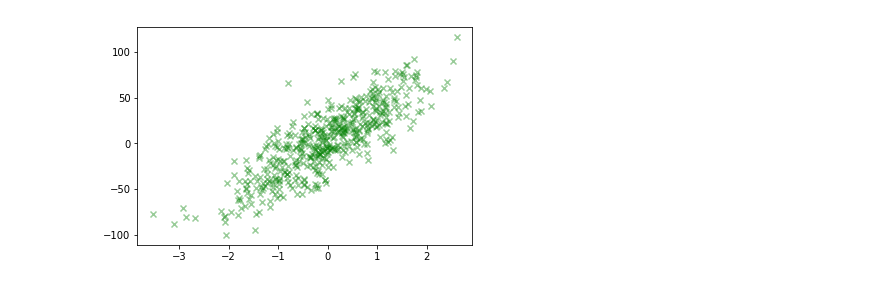
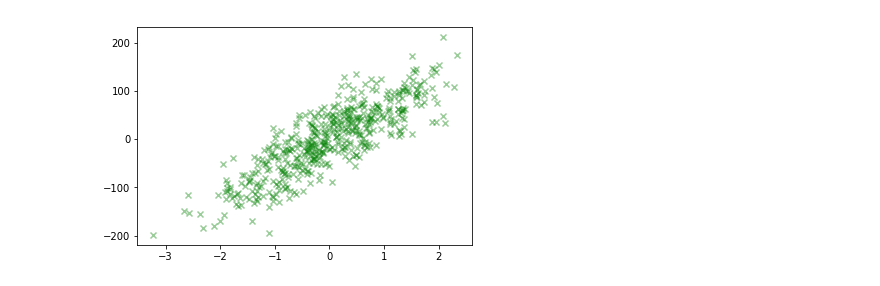
Before and after one commit to lzfelix/meta_learn, a Jupyter notebook: notebooks/linear_regression.ipynb, the cells around one changed output. Saved outputs shown, nothing was run; the diff lists cells and outputs as text; code cells hidden in the pictures.

```diff
--- a/notebooks/linear_regression.ipynb
+++ b/notebooks/linear_regression.ipynb
@@ -1,15 +1,15 @@
 # %%
 import matplotlib.pyplot as plt
 import numpy as np
 import sklearn.datasets as skd
 from sklearn.utils import shuffle
 
 # The noise coefficient is rather large, sometimes it'll generate a very fuzzy set of samples
-ds = skd.make_regression(n_samples=500, n_features=1, n_informative=1, n_targets=1, bias=4, noise=20)
+ds = skd.make_regression(n_samples=500, n_features=1, n_informative=1, n_targets=1, bias=4, noise=40)
 plt.scatter(ds[0], ds[1], marker='x', alpha=0.4, color='green')
 plt.show()
 # %% [output]
-[figure, old version]
+[figure, new version]
 # %%
 # Nice, we have a simple noisy-linear dataset. Let's build the regression model! :D
 # linear hypothesis: h(X) = w*x.T ~ y
```
Also changed, not shown: parts of 3 cells of this notebook.
